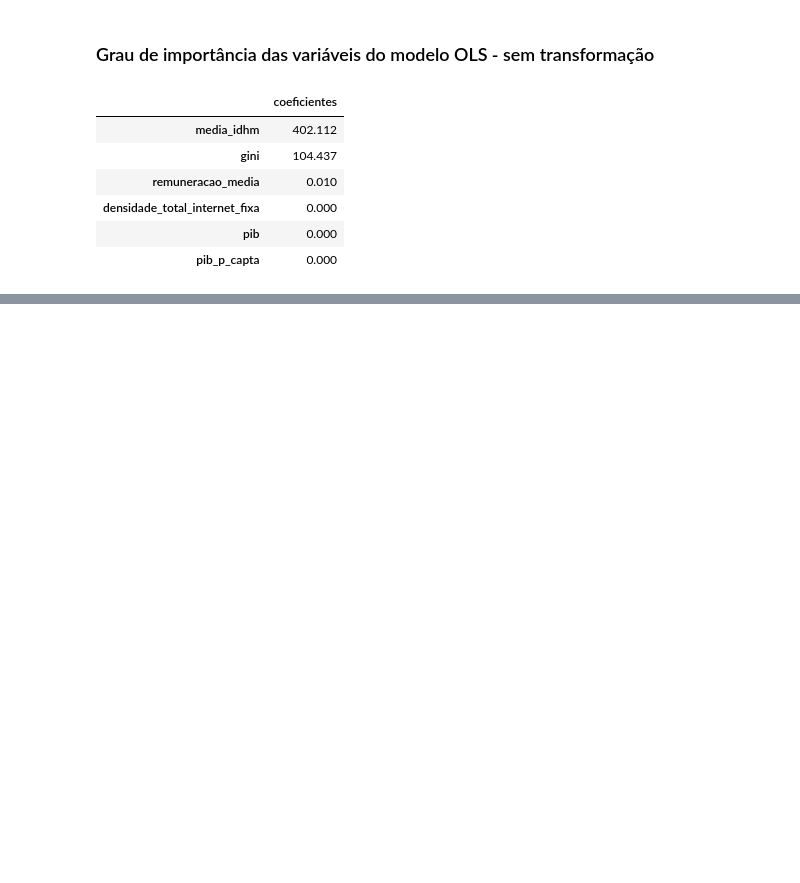
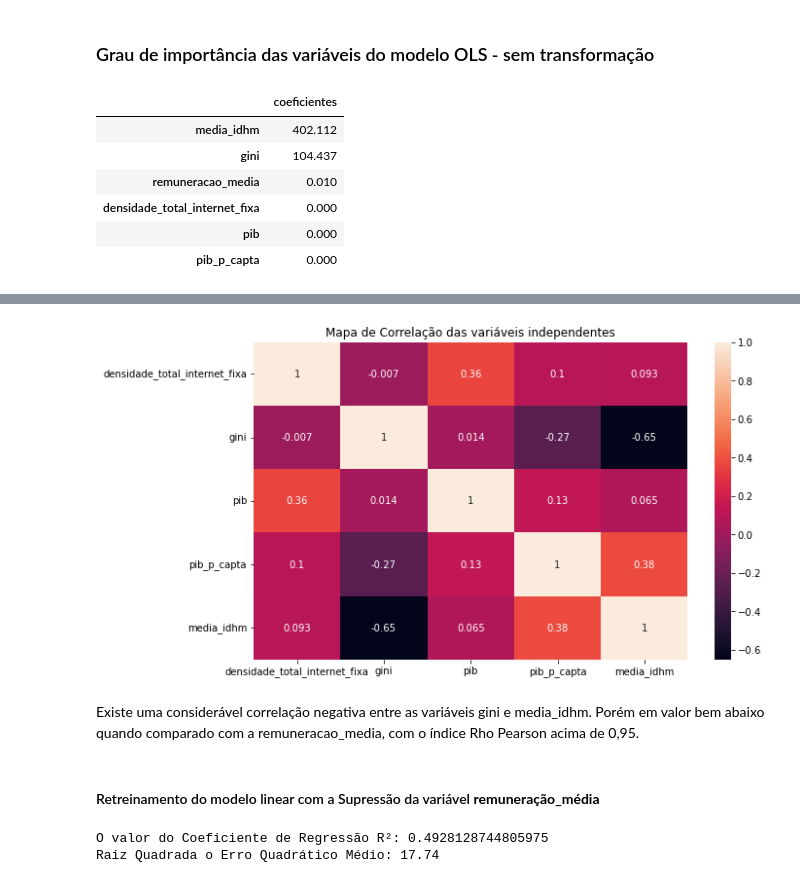
Before and after one commit to mcolazin/tcc_jupyter_new, a Jupyter notebook: part_5_linear_regression_sklearn.ipynb, the cells around one changed output, grey strips where cells are left out. Drawn from its saved outputs; the diff is of its cells as text; code cells hidden in the pictures; blank space fills up the shorter version.

Commit message:
Add files via upload
OLS Regression. Part 1 completed.

```diff
--- a/part_5_linear_regression_sklearn.ipynb
+++ b/part_5_linear_regression_sklearn.ipynb
@@ -124,0 +192,3 @@ ols_importance
+# %%
+num_data_independent = complete_data_with_totalnet[['densidade_total_internet_fixa', 'gini', 'pib',
+                                                          'pib_p_capta', 'media_idhm']]
@@ -124,0 +212,22 @@ ols_importance
+# %%
+plt.figure(figsize=(10,6))
+sns.heatmap(num_data_independent.corr(), annot= True)
+plt.title("Mapa de Correlação das variáveis independentes")
+plt.show()
+# %% [output]
+[figure, added]
+# %% [markdown]
+Existe uma considerável correlação negativa entre as variáveis gini e media_idhm. Porém em valor bem abaixo quando comparado com a remuneracao_media, com o índice Rho Pearson acima de 0,95.
+# %% [markdown]
+#### Retreinamento do modelo linear com a Supressão da variável **remuneração_média**
+# %%
+x_train, x_test, y_train, y_test = train_test_split(num_data_independent, num_data_label,
+                                                    train_size= 0.75, random_state=42)
+model_ols = LinearRegression()
+model_ols.fit(x_train, y_train)
+y_predicted = model_ols.predict(x_test)
+print(f"O valor do Coeficiente de Regressão R²: {model_ols.score(x_test, y_test)}")
+print(f"Raiz Quadrada o Erro Quadrático Médio: {round(np.sqrt(mean_squared_error(y_true= y_test, y_pred= y_predicted)), 2)}")
+# %% [output]
+O valor do Coeficiente de Regressão R²: 0.4928128744805975
+Raiz Quadrada o Erro Quadrático Médio: 17.74
```
Also changed, not shown: parts of 20 cells of this notebook.
